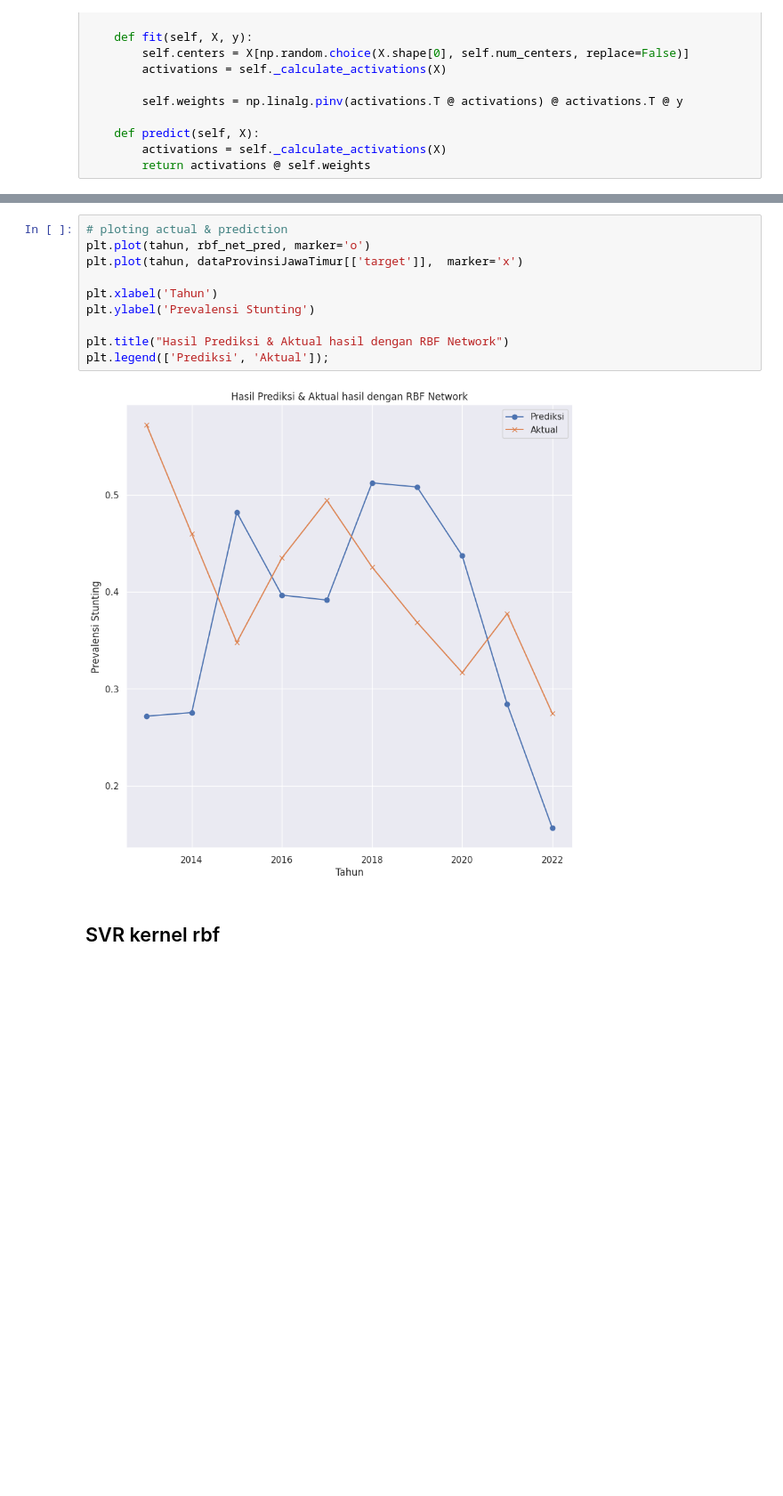
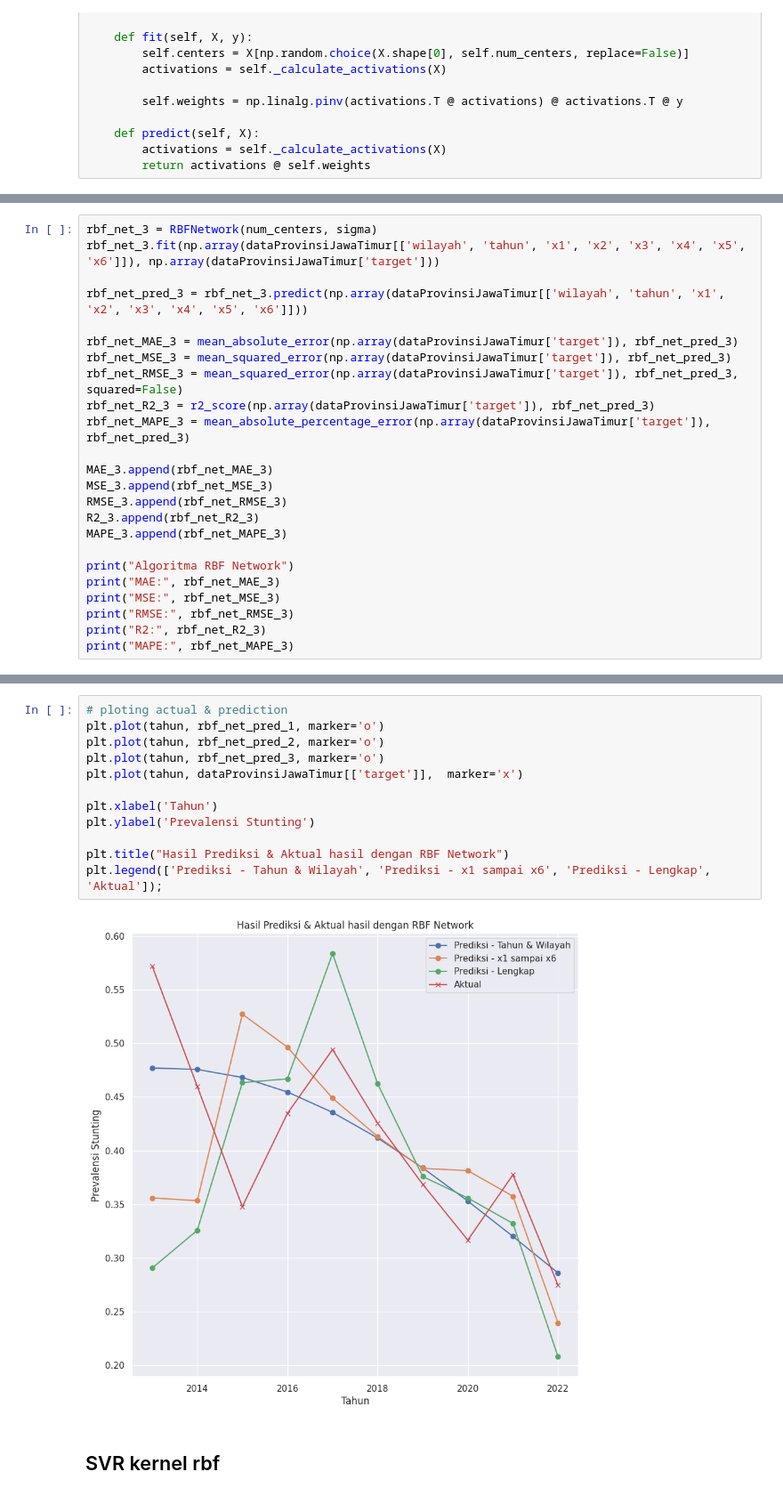
Before and after one commit to habib-roy/google-colab-source-code, a Jupyter notebook: Prediksi_Prevalensi_Stunting_menggunakan_OLS_Regresi.ipynb, the cells around one changed output, grey strips where cells are left out. Shown at 89% size. Cells and saved outputs as stored; diff of their text form; blank space fills up the shorter version.

```diff
--- a/Prediksi_Prevalensi_Stunting_menggunakan_OLS_Regresi.ipynb
+++ b/Prediksi_Prevalensi_Stunting_menggunakan_OLS_Regresi.ipynb
@@ -439,0 +583,24 @@ MAPE: 0.32490013960136616
+# %%
+rbf_net_3 = RBFNetwork(num_centers, sigma)
+rbf_net_3.fit(np.array(dataProvinsiJawaTimur[['wilayah', 'tahun', 'x1', 'x2', 'x3', 'x4', 'x5', 'x6']]), np.array(dataProvinsiJawaTimur['target']))
+
+rbf_net_pred_3 = rbf_net_3.predict(np.array(dataProvinsiJawaTimur[['wilayah', 'tahun', 'x1', 'x2', 'x3', 'x4', 'x5', 'x6']]))
+
+rbf_net_MAE_3 = mean_absolute_error(np.array(dataProvinsiJawaTimur['target']), rbf_net_pred_3)
+rbf_net_MSE_3 = mean_squared_error(np.array(dataProvinsiJawaTimur['target']), rbf_net_pred_3)
+rbf_net_RMSE_3 = mean_squared_error(np.array(dataProvinsiJawaTimur['target']), rbf_net_pred_3, squared=False)
+rbf_net_R2_3 = r2_score(np.array(dataProvinsiJawaTimur['target']), rbf_net_pred_3)
+rbf_net_MAPE_3 = mean_absolute_percentage_error(np.array(dataProvinsiJawaTimur['target']), rbf_net_pred_3)
+
+MAE_3.append(rbf_net_MAE_3)
+MSE_3.append(rbf_net_MSE_3)
+RMSE_3.append(rbf_net_RMSE_3)
+R2_3.append(rbf_net_R2_3)
+MAPE_3.append(rbf_net_MAPE_3)
+
+print("Algoritma RBF Network")
+print("MAE:", rbf_net_MAE_3)
+print("MSE:", rbf_net_MSE_3)
+print("RMSE:", rbf_net_RMSE_3)
+print("R2:", rbf_net_R2_3)
+print("MAPE:", rbf_net_MAPE_3)
@@ -440,14 +616,16 @@ MAPE: 0.32490013960136616
 # %%
 # ploting actual & prediction
-plt.plot(tahun, rbf_net_pred, marker='o')
+plt.plot(tahun, rbf_net_pred_1, marker='o')
+plt.plot(tahun, rbf_net_pred_2, marker='o')
+plt.plot(tahun, rbf_net_pred_3, marker='o')
 plt.plot(tahun, dataProvinsiJawaTimur[['target']],  marker='x')
 
 plt.xlabel('Tahun')
 plt.ylabel('Prevalensi Stunting')
 
 plt.title("Hasil Prediksi & Aktual hasil dengan RBF Network")
-plt.legend(['Prediksi', 'Aktual']);
+plt.legend(['Prediksi - Tahun & Wilayah', 'Prediksi - x1 sampai x6', 'Prediksi - Lengkap', 'Aktual']);
 # %% [output]
-[figure, old version]
+[figure, new version]
 # %% [markdown]
 ## SVR kernel rbf
```
Also changed, not shown: parts of 47 cells of this notebook.
